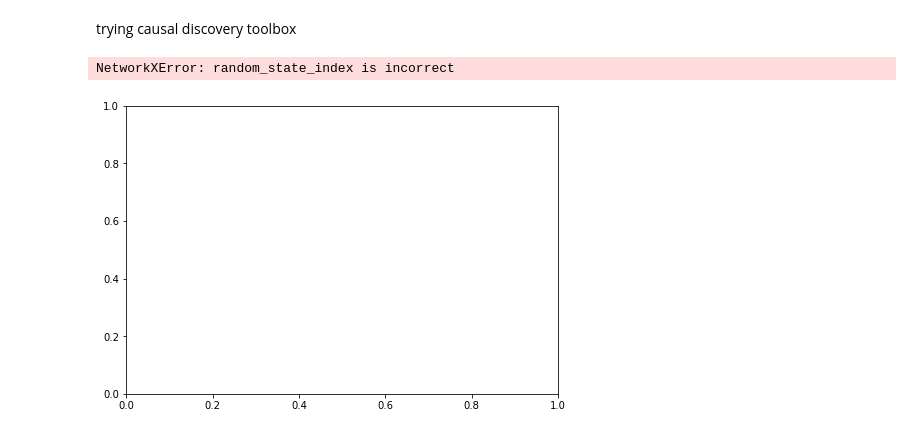
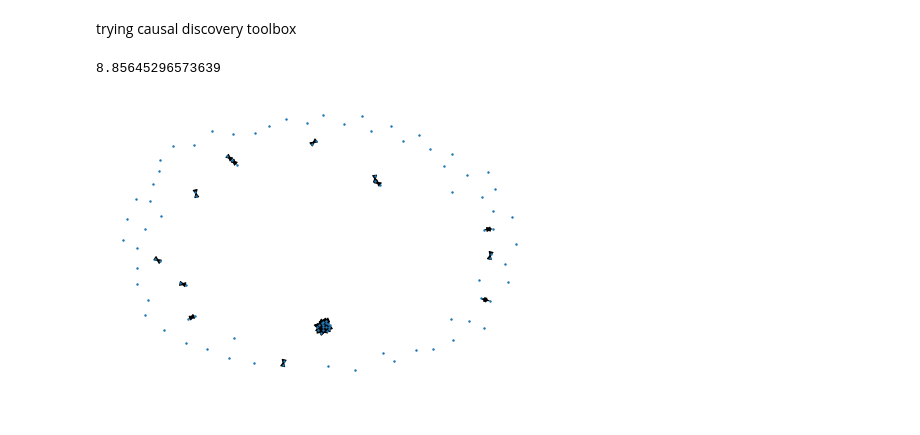
Before and after one commit to Shruti-Kaushal/Comparison-of-COVID19-other-Viral-Respiratory-Diseases, a Jupyter notebook: Causal graphs - structure learning.ipynb, the cells around one changed output. Cells and saved outputs as stored; diff of their text form; code cells hidden in the pictures.

```diff
--- a/Causal graphs - structure learning.ipynb
+++ b/Causal graphs - structure learning.ipynb
@@ -58,9 +59,14 @@ data, graph = load_dataset("sachs")
 # %%
+import time
+start = time.time()
 obj = PC()
-output = obj.predict(data)
+output = obj.predict(resp_ctrl.iloc[:,:100])
+end = time.time()
+print((end - start)/60)
+# %% [output]
+8.85645296573639
 # %%
-nx.draw(output)
+nx.draw(output, node_size = 2)
 plt.show()
 # %% [output]
-NetworkXError: random_state_index is incorrect
-[figure, old version]
+[figure, new version]
```
Also changed, not shown: parts of 2 cells of this notebook, 2 other files.
